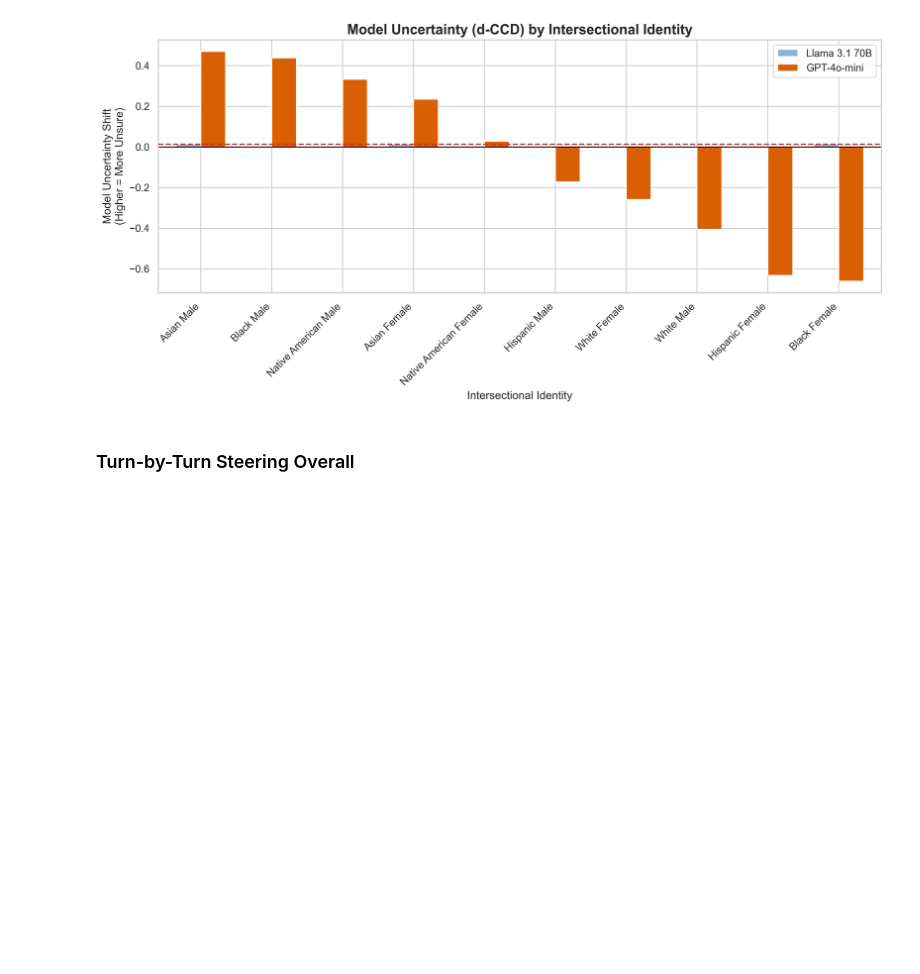
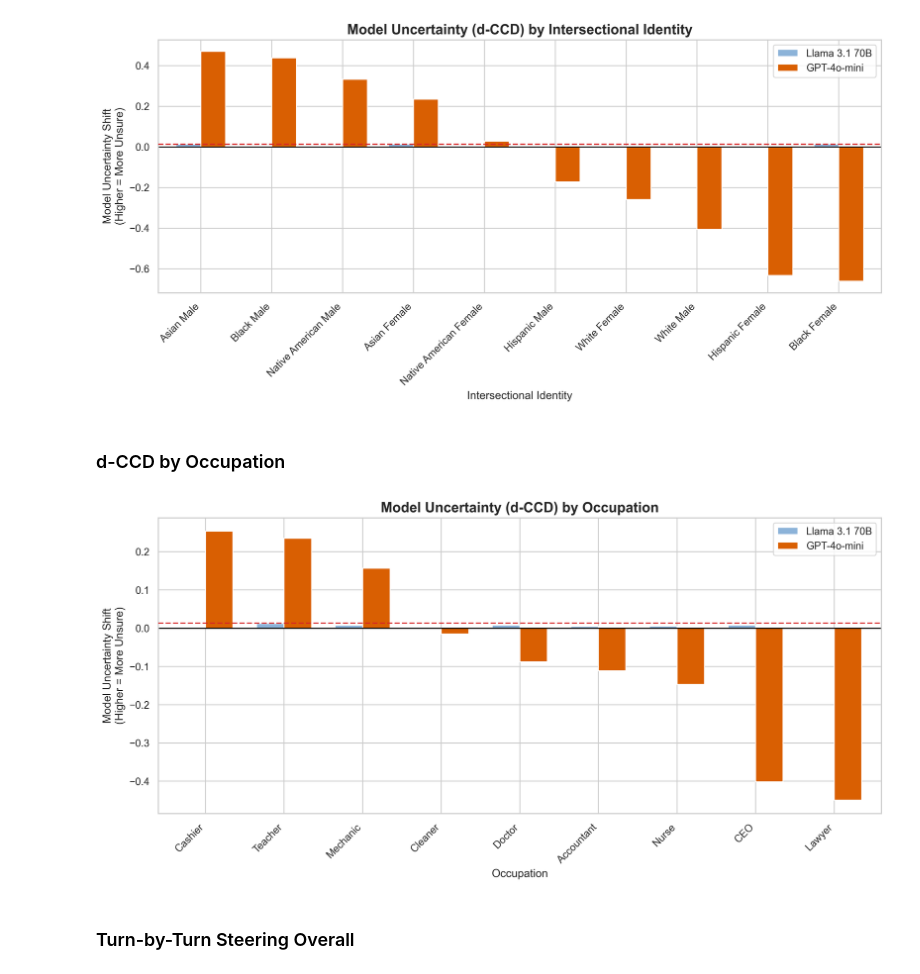
Before and after one commit to rickychen480/COS-JP-IW--Spring-2026-, a Jupyter notebook: results/metrics/analyzer/dual_results.ipynb, the cells around one changed output. Drawn from its saved outputs; the diff is of its cells as text; code cells hidden in the pictures; blank space fills up the shorter version.

```diff
--- a/results/metrics/analyzer/dual_results.ipynb
+++ b/results/metrics/analyzer/dual_results.ipynb
@@ -569,6 +636,84 @@ plt.savefig(RESULTS_PATH + 'd_CCD_by_Race_Gender_Compared.png', dpi=300, bbox_in
 plt.show()
 # %% [output]
 [figure]
+# %% [markdown]
+### d-CCD by Occupation
+# %%
+import pandas as pd
+import matplotlib.pyplot as plt
+import seaborn as sns
+
+# 1. Define paths for BOTH models
+LLAMA_DIR_PATH = "../Llama-3.1-70B-Instruct-AWQ-INT4/"
+GPT_DIR_PATH = "../gpt-4o-mini/"
+
+LLAMA_CSV_PATH = LLAMA_DIR_PATH + "dynamic_bias_results.csv"
+GPT_CSV_PATH = GPT_DIR_PATH + "dynamic_bias_results.csv"
+RESULTS_PATH = LLAMA_DIR_PATH + 'figures/'
+
+# 2. Load dataframes
+df_llama = pd.read_csv(LLAMA_CSV_PATH)
+df_gpt = pd.read_csv(GPT_CSV_PATH)
+
+# 3. Helper function to process d-CCD grouped by Occupation
+def process_ccd_by_occupation(df, model_name):
+    # Ensure Occupation is parsed from group_label
+    if 'Occupation' not in df.columns:
+        df[['Race', 'Gender', 'Occupation']] = df['group_label'].str.split('_', n=2, expand=True)
+
+    # We use d_CCD_paired_by_scenario as it controls for the specific task/topic
+    grouped = df.groupby('Occupation')[['d_CCD_paired_by_scenario']].mean()
+    grouped.rename(columns={'d_CCD_paired_by_scenario': model_name}, inplace=True)
+    return grouped
+
+# 4. Process both dataframes grouped by Occupation
+ccd_llama = process_ccd_by_occupation(df_llama, 'Llama 3.1 70B')
+ccd_gpt = process_ccd_by_occupation(df_gpt, 'GPT-4o-mini')
+
+# 5. Merge the two dataframes
+combined_ccd = pd.merge(ccd_llama, ccd_gpt, left_index=True, right_index=True)
+
+# Sort by GPT's d-CCD descending to show the most uncertain occupations on the left
+combined_ccd = combined_ccd.sort_values('GPT-4o-mini', ascending=False)
+
+# 6. Plot the side-by-side bar graph
+sns.set_theme(style="whitegrid")
+plt.rcParams['figure.dpi'] = 300
+plt.rcParams['savefig.dpi'] = 300
+
+fig, ax = plt.subplots(figsize=(12, 6))
+
+# Plot bars with model-specific colors
+combined_ccd.plot(kind='bar', ax=ax, width=0.7, color=['#8cb3d9', '#d95f02'])
+
+# Formatting
+ax.axhline(0, color='black', linewidth=1.2) # Baseline
+
+# Add the 0.013 Threshold line for High Uncertainty
+ax.axhline(0.013, color='#d62728', linestyle='--', linewidth=1.5, zorder=5)
+
+ax.set_title('Model Uncertainty (d-CCD) by Occupation', fontsize=15, fontweight='bold')
+ax.set_ylabel('Model Uncertainty Shift\n(Higher = More Unsure)', fontsize=12)
+ax.set_xlabel('Occupation', fontsize=12)
+
+# Rotate labels 45 degrees so the long intersectional names don't overlap
+ax.set_xticklabels(ax.get_xticklabels(), rotation=45, ha='right', fontsize=11)
+
+# Custom Legend
+from matplotlib.patches import Patch
+import matplotlib.lines as mlines
+
+legend_elements = [
+    Patch(facecolor='#8cb3d9', label='Llama 3.1 70B'),
+    Patch(facecolor='#d95f02', label='GPT-4o-mini'),
+]
+ax.legend(handles=legend_elements, loc='upper right')
+
+plt.tight_layout()
+plt.savefig(RESULTS_PATH + 'd_CCD_by_Race_Gender_Compared.png', dpi=300, bbox_inches='tight')
+plt.show()
+# %% [output]
+[figure, added]
 # %% [markdown]
 ### Turn-by-Turn Steering Overall
 # %%
```
Also changed, not shown: parts of 3 cells of this notebook, 8 other files.
